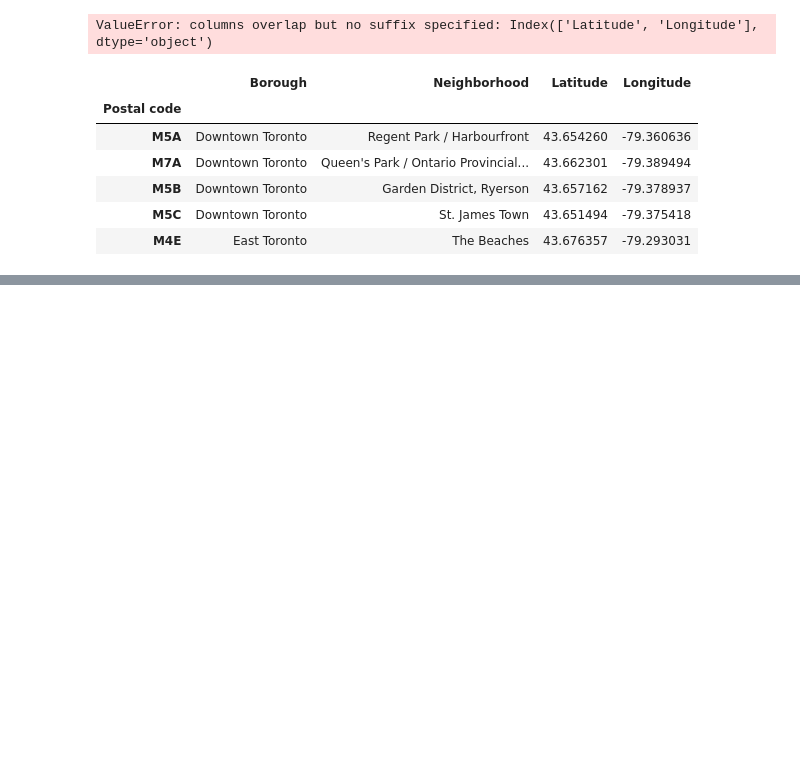
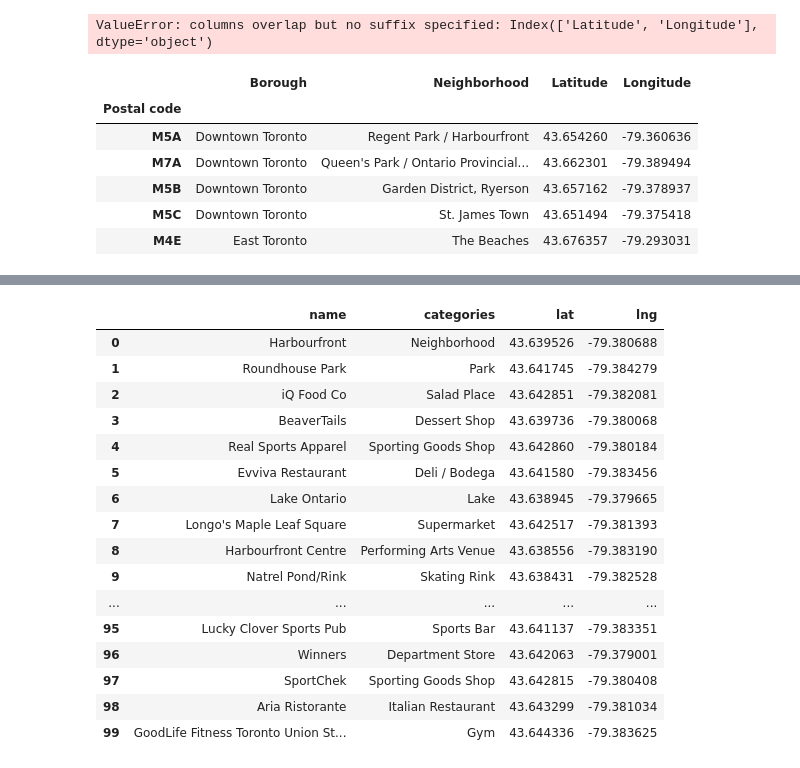
Before and after one commit to BP0W/Data-Capstone, a Jupyter notebook: Neighbourhood Battle of Toronto, Canada.ipynb, the cells around one changed output, grey strips where cells are left out. Cells and saved outputs as stored; diff of their text form; code cells hidden in the pictures; blank space fills up the shorter version.

```diff
--- a/Neighbourhood Battle of Toronto, Canada.ipynb
+++ b/Neighbourhood Battle of Toronto, Canada.ipynb
@@ -241,0 +274,9 @@ Solving environment: /
+# %%
+neighborhood_latitude = Finaldf.loc[10, 'Latitude'] # neighborhood latitude value
+neighborhood_longitude = Finaldf.loc[10, 'Longitude'] # neighborhood longitude value
+
+neighborhood_name = Finaldf.loc[4, 'Neighborhood'] # neighborhood name
+
+print('Latitude and longitude values of {} are {}, {}.'.format(neighborhood_name,
+                                                               neighborhood_latitude,
+                                                               neighborhood_longitude))
@@ -241,0 +356,20 @@ Solving environment: /
+# %%
+nearby_venues
+# %% [output]
+|  | name | categories | lat | lng |
+| 0 | Harbourfront | Neighborhood | 43.639526 | -79.380688 |
+| 1 | Roundhouse Park | Park | 43.641745 | -79.384279 |
+| 2 | iQ Food Co | Salad Place | 43.642851 | -79.382081 |
+| 3 | BeaverTails | Dessert Shop | 43.639736 | -79.380068 |
+| 4 | Real Sports Apparel | Sporting Goods Shop | 43.642860 | -79.380184 |
+| 5 | Evviva Restaurant | Deli / Bodega | 43.641580 | -79.383456 |
+| 6 | Lake Ontario | Lake | 43.638945 | -79.379665 |
+| 7 | Longo's Maple Leaf Square | Supermarket | 43.642517 | -79.381393 |
+| 8 | Harbourfront Centre | Performing Arts Venue | 43.638556 | -79.383190 |
+| 9 | Natrel Pond/Rink | Skating Rink | 43.638431 | -79.382528 |
+| ... | ... | ... | ... | ... |
+| 95 | Lucky Clover Sports Pub | Sports Bar | 43.641137 | -79.383351 |
+| 96 | Winners | Department Store | 43.642063 | -79.379001 |
+| 97 | SportChek | Sporting Goods Shop | 43.642815 | -79.380408 |
+| 98 | Aria Ristorante | Italian Restaurant | 43.643299 | -79.381034 |
+| 99 | GoodLife Fitness Toronto Union St... | Gym | 43.644336 | -79.383625 |
```
Also changed, not shown: parts of 12 cells of this notebook.
